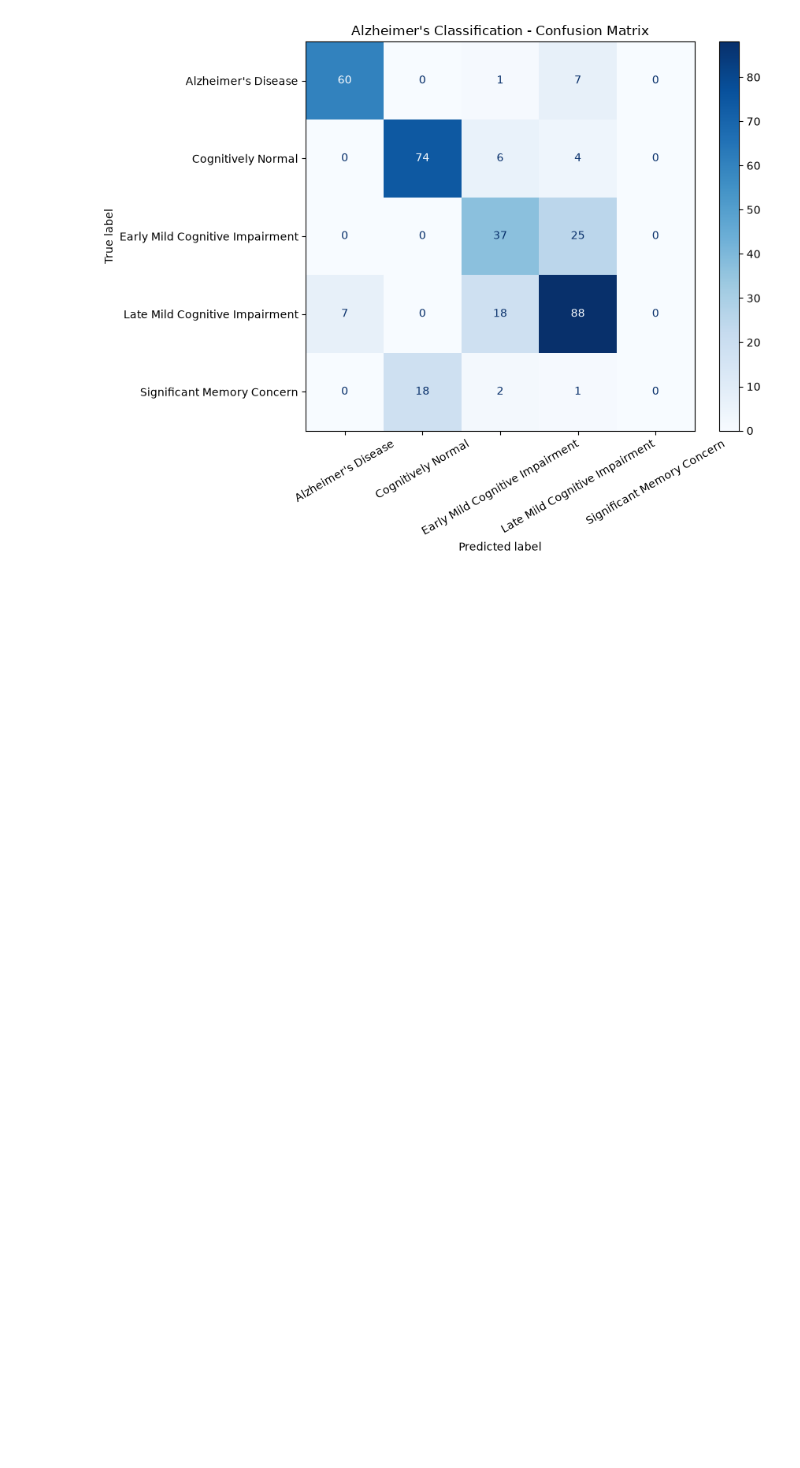
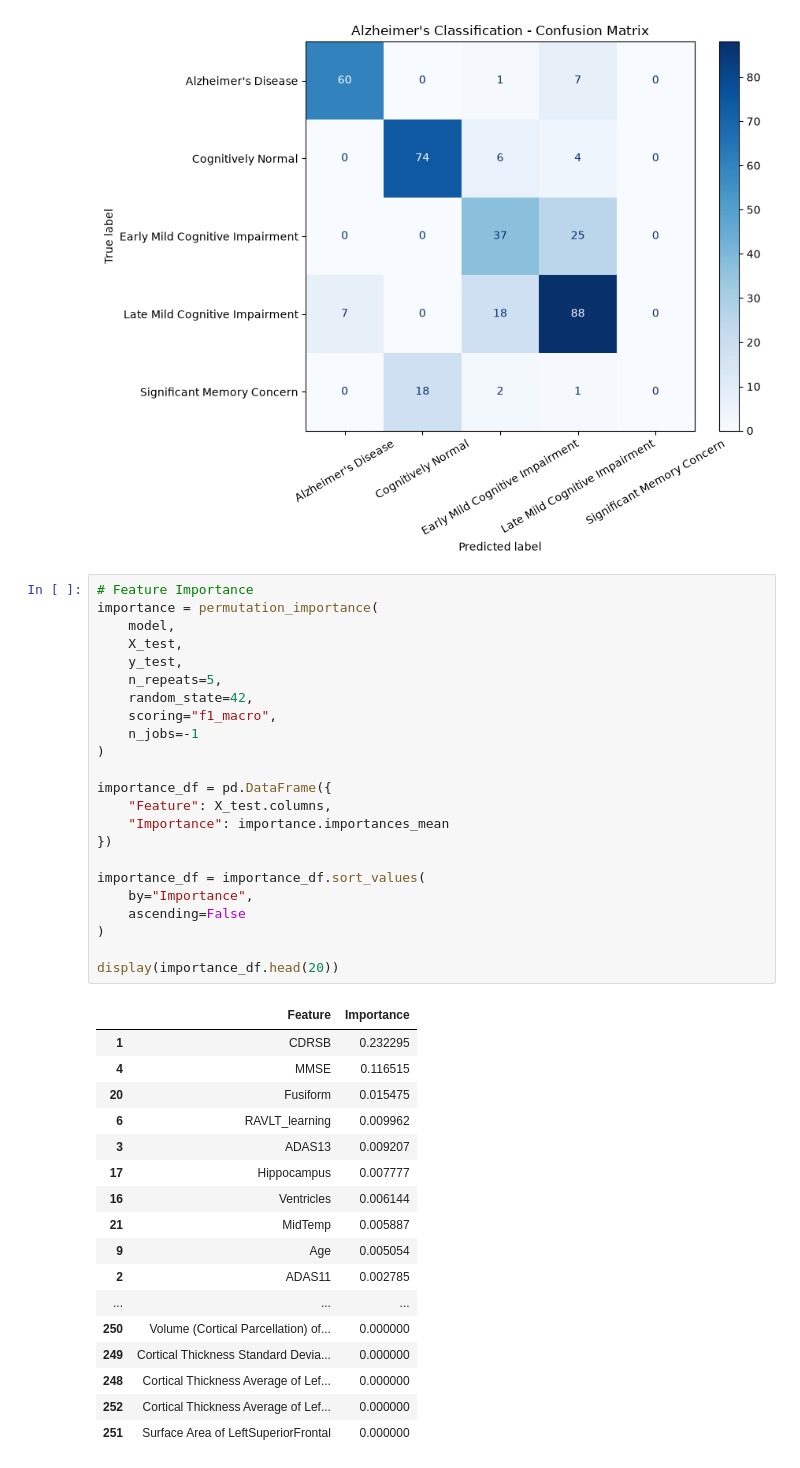
Before and after one commit to bishanbhandari/Deep-Learning-and-Computer-Vision, a Jupyter notebook: Alzheimer Detection/Alzheimer.ipynb, the cells around one changed output. Saved outputs shown, nothing was run; the diff lists cells and outputs as text; blank space fills up the shorter version.

```diff
--- a/Alzheimer Detection/Alzheimer.ipynb
+++ b/Alzheimer Detection/Alzheimer.ipynb
@@ -502,3 +502,44 @@ plt.tight_layout()
 plt.show()
 # %% [output]
 [figure]
+# %%
+# Feature Importance
+importance = permutation_importance(
+    model,
+    X_test,
+    y_test,
+    n_repeats=5,
+    random_state=42,
+    scoring="f1_macro",
+    n_jobs=-1
+)
+
+importance_df = pd.DataFrame({
+    "Feature": X_test.columns,
+    "Importance": importance.importances_mean
+})
+
+importance_df = importance_df.sort_values(
+    by="Importance",
+    ascending=False
+)
+
+display(importance_df.head(20))
+# %% [output]
+|  | Feature | Importance |
+| 1 | CDRSB | 0.232295 |
+| 4 | MMSE | 0.116515 |
+| 20 | Fusiform | 0.015475 |
+| 6 | RAVLT_learning | 0.009962 |
+| 3 | ADAS13 | 0.009207 |
+| 17 | Hippocampus | 0.007777 |
+| 16 | Ventricles | 0.006144 |
+| 21 | MidTemp | 0.005887 |
+| 9 | Age | 0.005054 |
+| 2 | ADAS11 | 0.002785 |
+| ... | ... | ... |
+| 250 | Volume (Cortical Parcellation) of... | 0.000000 |
+| 249 | Cortical Thickness Standard Devia... | 0.000000 |
+| 248 | Cortical Thickness Average of Lef... | 0.000000 |
+| 252 | Cortical Thickness Average of Lef... | 0.000000 |
+| 251 | Surface Area of LeftSuperiorFrontal | 0.000000 |
```
Also changed, not shown: parts of 4 cells of this notebook, 1 other file.
